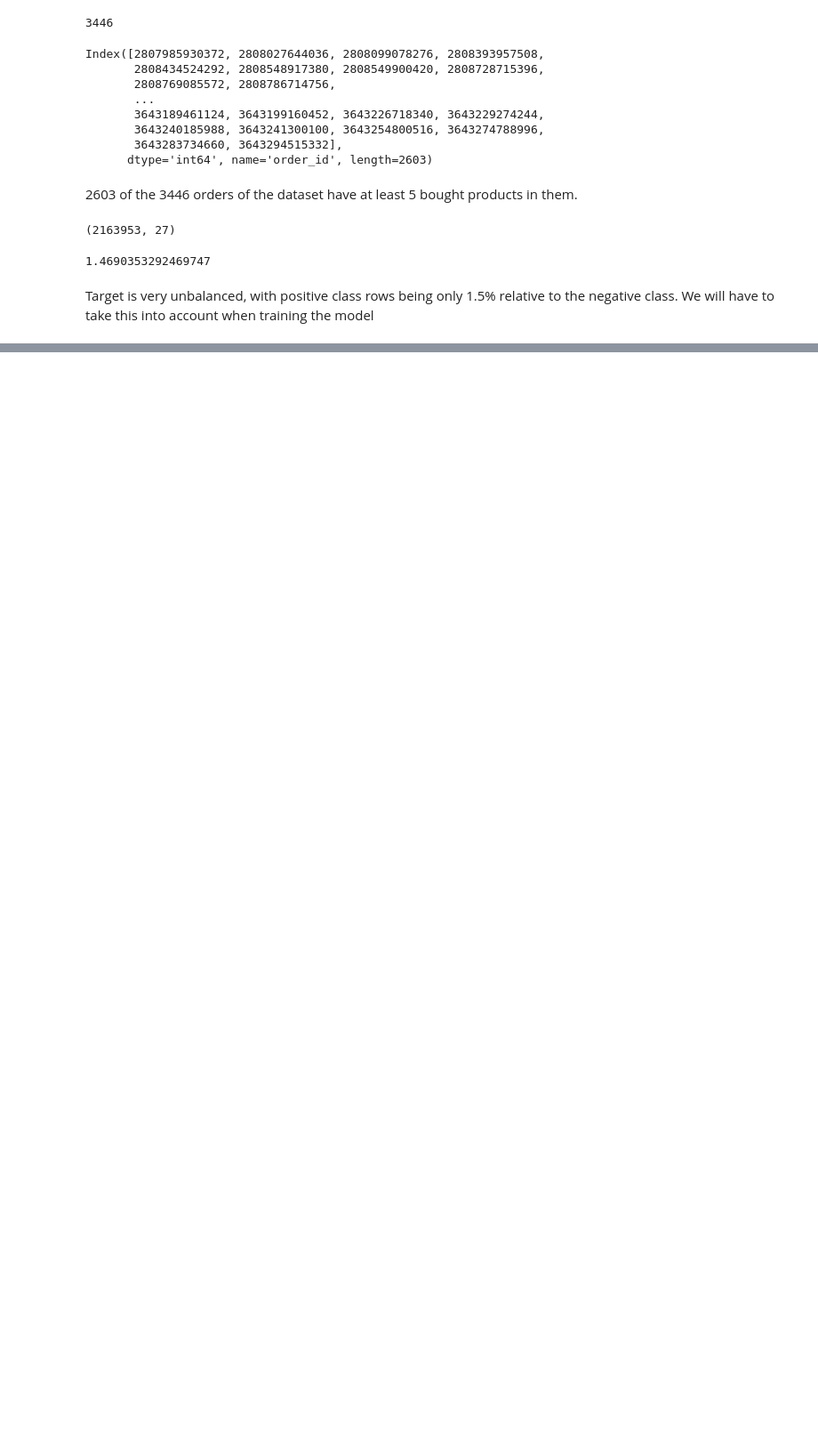
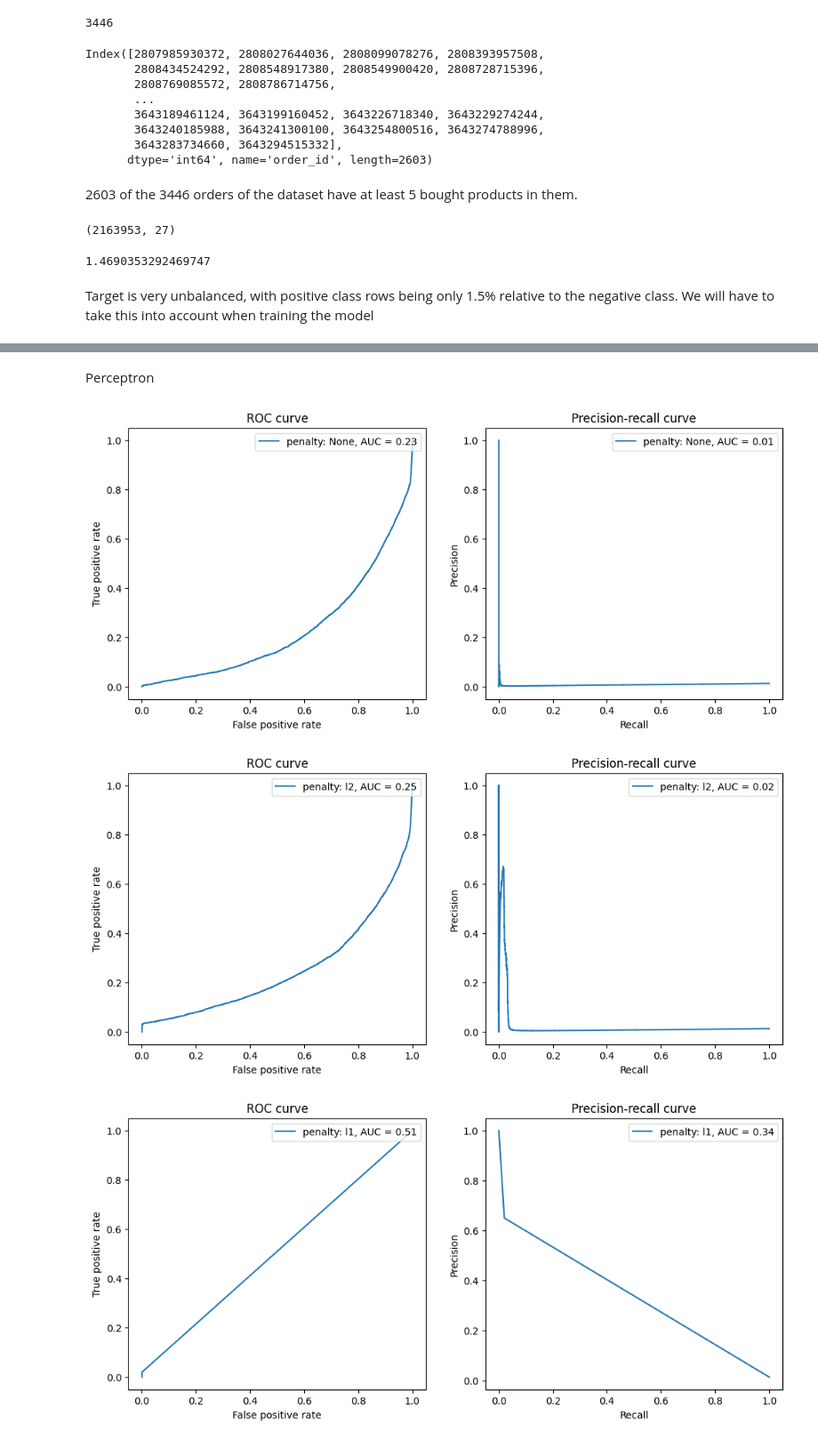
Before and after one commit to alvaro-o/zrive-ds, a Jupyter notebook: src/module_3/module_3_explore.ipynb, the cells around one changed output, grey strips where cells are left out. Shown: that part at 89% size. Saved outputs shown, nothing was run; the diff lists cells and outputs as text; code cells hidden in the pictures; blank space fills up the shorter version.

```diff
--- a/src/module_3/module_3_explore.ipynb
+++ b/src/module_3/module_3_explore.ipynb
@@ -411,0 +188,15 @@ Confusion matrix:
+# %% [markdown]
+Perceptron
+# %%
+penalties = [None,'l2','l1','elasticnet']
+
+for penalty in penalties:
+
+    model = Perceptron(penalty=penalty)
+    model.fit(X_train, y_train)
+    param = f'penalty: {penalty}'
+    plot_curves(model, param, X_val, y_val)
+# %% [output]
+[figure, added]
+[figure, added]
+[figure, added]
```
Also changed, not shown: parts of 39 cells of this notebook, 3 other files.
